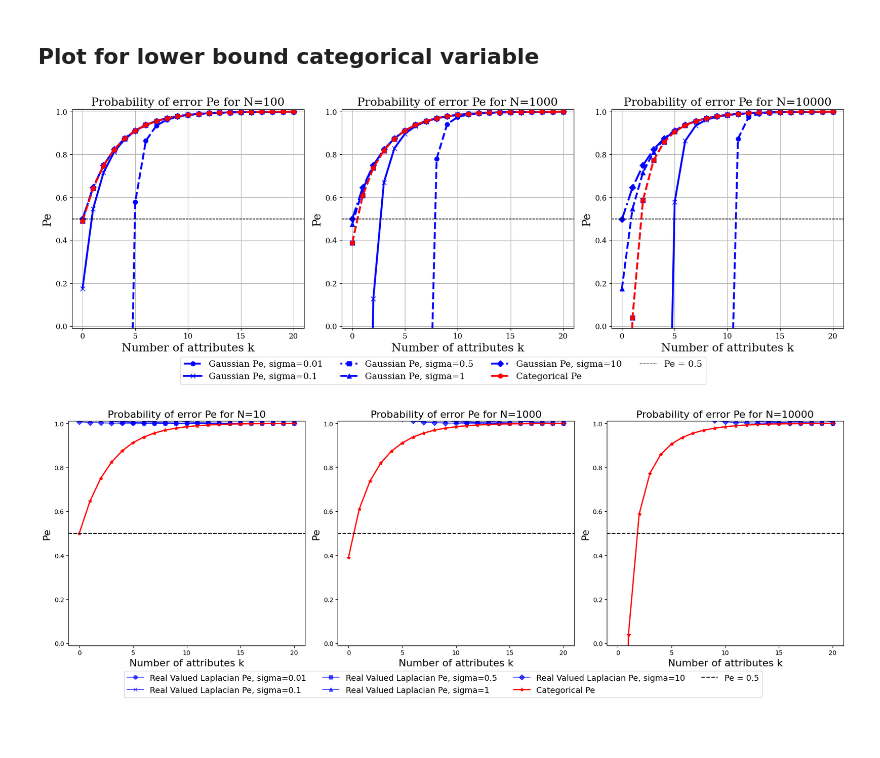
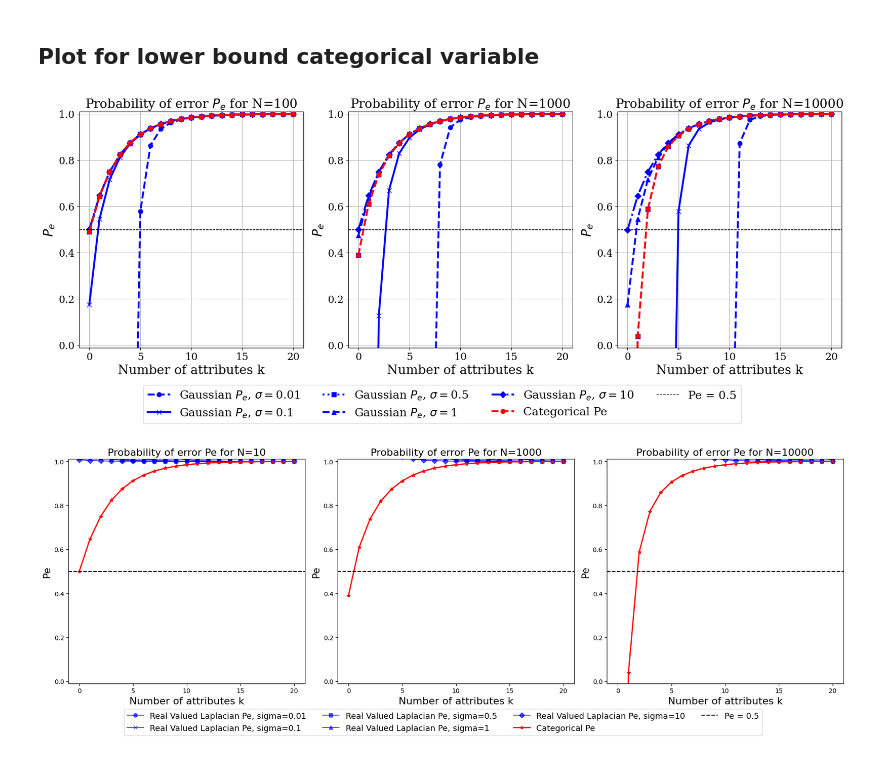
Before and after one commit to geometric-intelligence/bop, a Jupyter notebook: probability_of_error.ipynb, the cells around one changed output. Cells and saved outputs as stored; diff of their text form; code cells hidden in the pictures; blank space fills up the shorter version.

Commit message:
cleaning up plots

```diff
--- a/probability_of_error.ipynb
+++ b/probability_of_error.ipynb
@@ -77,7 +77,8 @@ def lower_bound_laplacian(k, n=1000, epsilon=-0.01, sigma=1):
 k_values = np.arange(0, 21)
 
 sigma_values = [0.01, 0.1, 0.5, 1, 10]
-fontsize = 18
+fontsize = 20
+ticksize = 16
 
 def plot_lower_bound_categorical(ax, n, color='red'):
     lower_bound_values = lower_bound_categorical(k_values, n=n)
@@ -87,9 +88,12 @@ def plot_lower_bound_categorical(ax, n, color='red'):
     ax.axhline(y=0.5, c="black", linestyle="--", linewidth=1, label="Pe = 0.5")
     ax.set_ylim((-0.01, 1.01))
     ax.set_xticks(np.arange(min(k_values), max(k_values) + 1, 5))
-    ax.set_ylabel("Pe", fontsize=fontsize)
+    ax.set_ylabel("$P_{e}$", fontsize=fontsize)
     ax.set_xlabel("Number of attributes k", fontsize=fontsize)
-    ax.set_title(f"Probability of error Pe for N={n}", fontsize=fontsize)
+    ax.set_title(f"Probability of error $P_{{e}}$ for N={n}", fontsize=fontsize)
+    # Set the x and y tick label sizes
+    ax.tick_params(axis='x', labelsize=ticksize)  # X-axis tick labels
+    ax.tick_params(axis='y', labelsize=ticksize)  # Y-axis tick labels
 
 def plot_lower_bound_normal(ax, n, color='blue'):
     # Define a list of marker styles for consistency
@@ -102,15 +106,19 @@ def plot_lower_bound_normal(ax, n, color='blue'):
         marker = line_markers[i % len(line_markers)]  # Cycle through the markers
         linestyle = line_styles[i % len(line_styles)]  # Cycle through line styles
         # Use the same color for all lines
-        ax.plot(k_values, lower_bound_values, label=f"Gaussian Pe, sigma={sigma}",
+        ax.plot(k_values, lower_bound_values, label=f"Gaussian $P_{{e}}$, $\sigma=${sigma}",
                 color=color, linestyle=linestyle, marker=marker, markersize=7, linewidth=3)
 
     ax.axhline(y=0.5, c="black", linestyle="--", linewidth=1)
     ax.set_ylim((-0.01, 1.01))
     ax.set_xticks(np.arange(min(k_values), max(k_values) + 1, 5))
-    ax.set_ylabel("Pe", fontsize=fontsize)
+    ax.set_ylabel("P_{e}", fontsize=fontsize)
     ax.set_xlabel("Number of attributes k", fontsize=fontsize)
-    ax.set_title(f"Probability of error Pe for N={n}, epsilon = 0.01", fontsize=fontsize)
+    ax.set_title(f"Probability of error $P_{{e}}$ for N={n}, epsilon = 0.01", fontsize=fontsize)
+
+    # Set the x and y tick label sizes
+    ax.tick_params(axis='x', labelsize=ticksize)  # X-axis tick labels
+    ax.tick_params(axis='y', labelsize=ticksize)  # Y-axis tick labels
 
 def plot_lower_bound_laplacian(ax, n):
     # Choose a colormap, e.g., viridis, and normalize it
@@ -119,7 +127,7 @@ def plot_lower_bound_laplacian(ax, n):
     for i, sigma in enumerate(sigma_values):
         lower_bound_values = lower_bound_laplacian(k_values, sigma=sigma, n=n)
         marker = line_markers[i % len(line_markers)]  # Cycle through the markers
-        ax.plot(k_values, lower_bound_values, label=f"Real Valued Laplacian Pe, sigma={sigma}", color='blue', alpha=0.7, linestyle='-', marker=marker)
+        ax.plot(k_values, lower_bound_values, label=f"Real Valued Laplacian $P_{e}$, $\sigma=${sigma}", color='blue', alpha=0.7, linestyle='-', marker=marker)
 
     ax.axhline(y=0.5, c="black", linestyle="--")
     ax.set_ylim((-0.01, 1.01))
@@ -132,37 +140,40 @@ def plot_lower_bound_laplacian(ax, n):
 # %%
 # Create the figure and axes for 1 row and 3 columns of subplots
 fig, axes = plt.subplots(nrows=1, ncols=3, figsize=(18, 6))  # Adjusted figsize for 3 subplots side by side
 
 # Plot for different values of n on separate subplots
 n_values = [100, 1000, 10**4]
 
 # List to store handles and labels for the legend
 handles = []
 labels = []
 
 for i, n in enumerate(n_values):
     ax = axes[i]
 
     # Plot the normal lower bounds first
     plot_lower_bound_normal(ax, n)
 
     # Plot the categorical lower bounds last, so they are on top
     plot_lower_bound_categorical(ax, n, color='red')
 
     # Collect handles and labels for the legend (only from the first subplot)
     if i == 0:
         handle, label = ax.get_legend_handles_labels()
         handles += handle
         labels += label
 
 # Create a single legend for the entire figure, stacked by adjusting ncol
-fig.legend(handles, labels, loc='lower center', fontsize=14, ncol=4, bbox_to_anchor=(0.5, -0.1))
+fig.legend(handles, labels, loc='lower center', fontsize=18, ncol=4, bbox_to_anchor=(0.5, -0.25))  # Move legend further down
 
-# Adjust layout to prevent overlap and display the plot
-plt.tight_layout()
+# Adjust the spacing of the subplots to make room for the legend
+plt.tight_layout(rect=[0, 0.05, 1, 1])  # Adjust bottom margin
+plt.subplots_adjust(bottom=0.05)  # Move subplots up
+
+# Display the plot
 plt.show()
 # %% [output]
-[figure, old version]
+[figure, new version]
 # %%
 # Create the figure and axes for 1 row and 3 columns of subplots
 fig, axes = plt.subplots(nrows=1, ncols=3, figsize=(18, 6))  # Adjusted figsize for 3 subplots side by side
```
Also changed, not shown: 1 other file.
